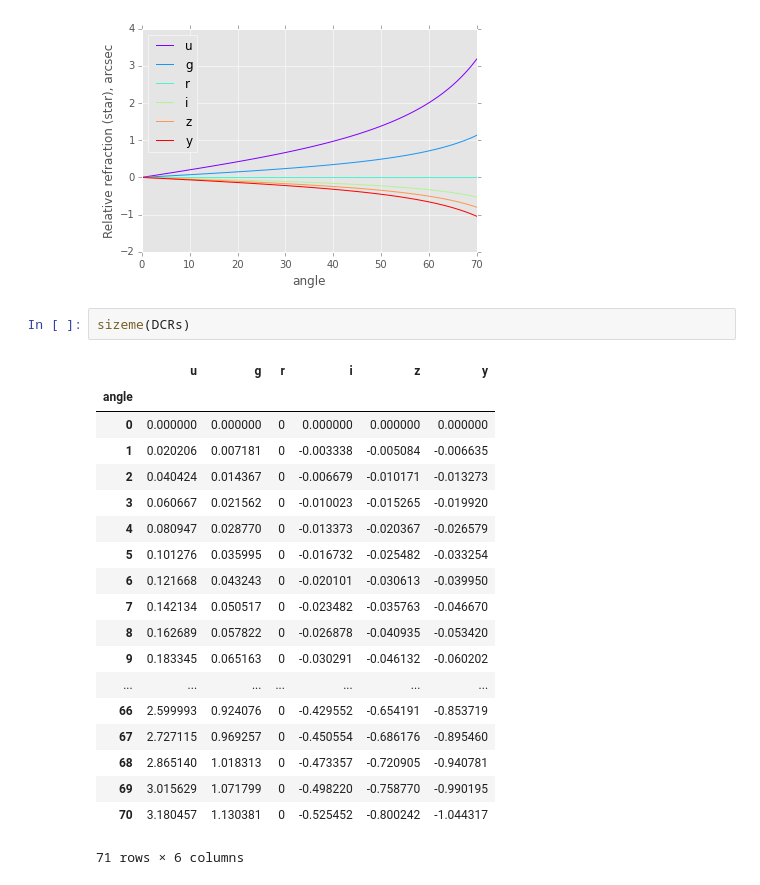
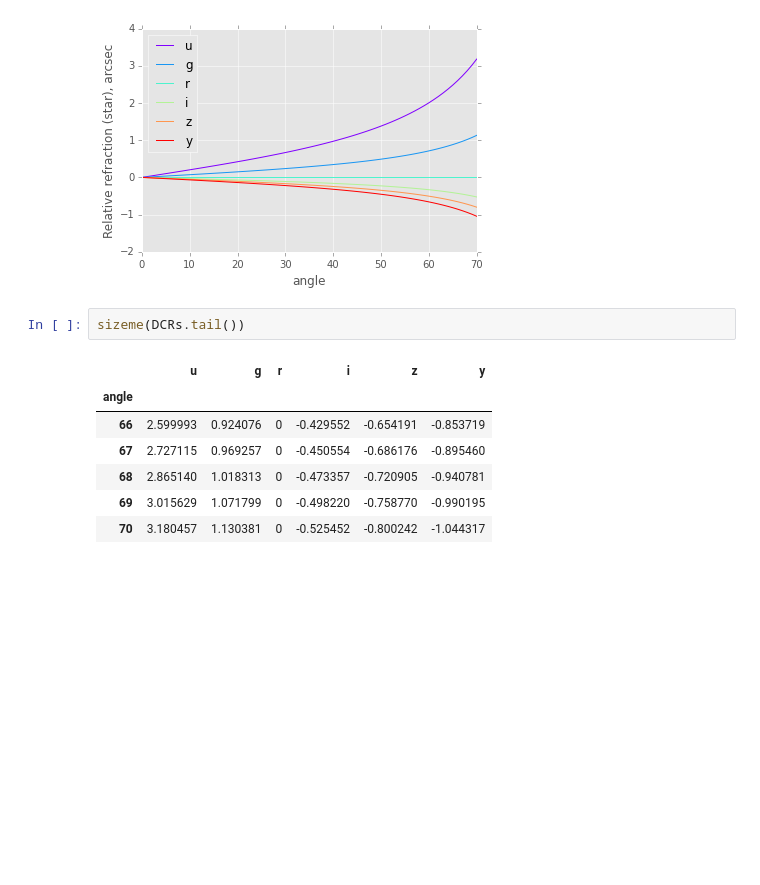
Before and after one commit to isullivan/LSST-DCR, a Jupyter notebook: code/notebooks/chroma_test4.ipynb, the cells around one changed output. Saved outputs shown, nothing was run; the diff lists cells and outputs as text; blank space fills up the shorter version.

```diff
--- a/code/notebooks/chroma_test4.ipynb
+++ b/code/notebooks/chroma_test4.ipynb
@@ -136,27 +137,15 @@ ax.set_ylabel('Relative refraction (star), arcsec')
 <matplotlib.text.Text at 0x...>
 [figure]
 # %%
-sizeme(DCRs)
+sizeme(DCRs.tail())
 # %% [output]
 |  | u | g | r | i | z | y |
 | angle |  |  |  |  |  |  |
-| 0 | 0.000000 | 0.000000 | 0 | 0.000000 | 0.000000 | 0.000000 |
-| 1 | 0.020206 | 0.007181 | 0 | -0.003338 | -0.005084 | -0.006635 |
-| 2 | 0.040424 | 0.014367 | 0 | -0.006679 | -0.010171 | -0.013273 |
-| 3 | 0.060667 | 0.021562 | 0 | -0.010023 | -0.015265 | -0.019920 |
-| 4 | 0.080947 | 0.028770 | 0 | -0.013373 | -0.020367 | -0.026579 |
-| 5 | 0.101276 | 0.035995 | 0 | -0.016732 | -0.025482 | -0.033254 |
-| 6 | 0.121668 | 0.043243 | 0 | -0.020101 | -0.030613 | -0.039950 |
-| 7 | 0.142134 | 0.050517 | 0 | -0.023482 | -0.035763 | -0.046670 |
-| 8 | 0.162689 | 0.057822 | 0 | -0.026878 | -0.040935 | -0.053420 |
-| 9 | 0.183345 | 0.065163 | 0 | -0.030291 | -0.046132 | -0.060202 |
-| ... | ... | ... | ... | ... | ... | ... |
 | 66 | 2.599993 | 0.924076 | 0 | -0.429552 | -0.654191 | -0.853719 |
 | 67 | 2.727115 | 0.969257 | 0 | -0.450554 | -0.686176 | -0.895460 |
 | 68 | 2.865140 | 1.018313 | 0 | -0.473357 | -0.720905 | -0.940781 |
 | 69 | 3.015629 | 1.071799 | 0 | -0.498220 | -0.758770 | -0.990195 |
 | 70 | 3.180457 | 1.130381 | 0 | -0.525452 | -0.800242 | -1.044317 |
-71 rows × 6 columns
 # %%
 print 69.328/0.13332239
 print 749.3/10./0.13332239
```
Also changed, not shown: parts of 3 cells of this notebook, 2 other files.
